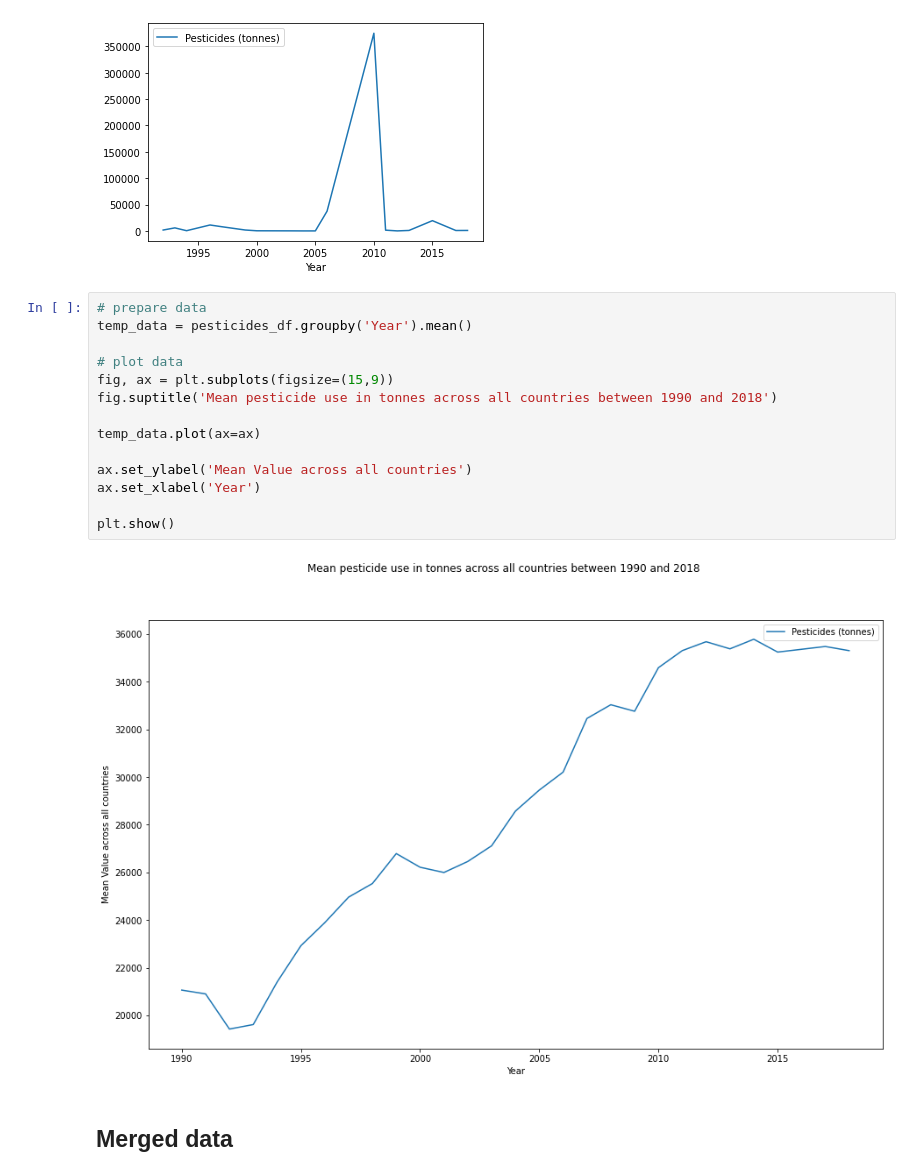
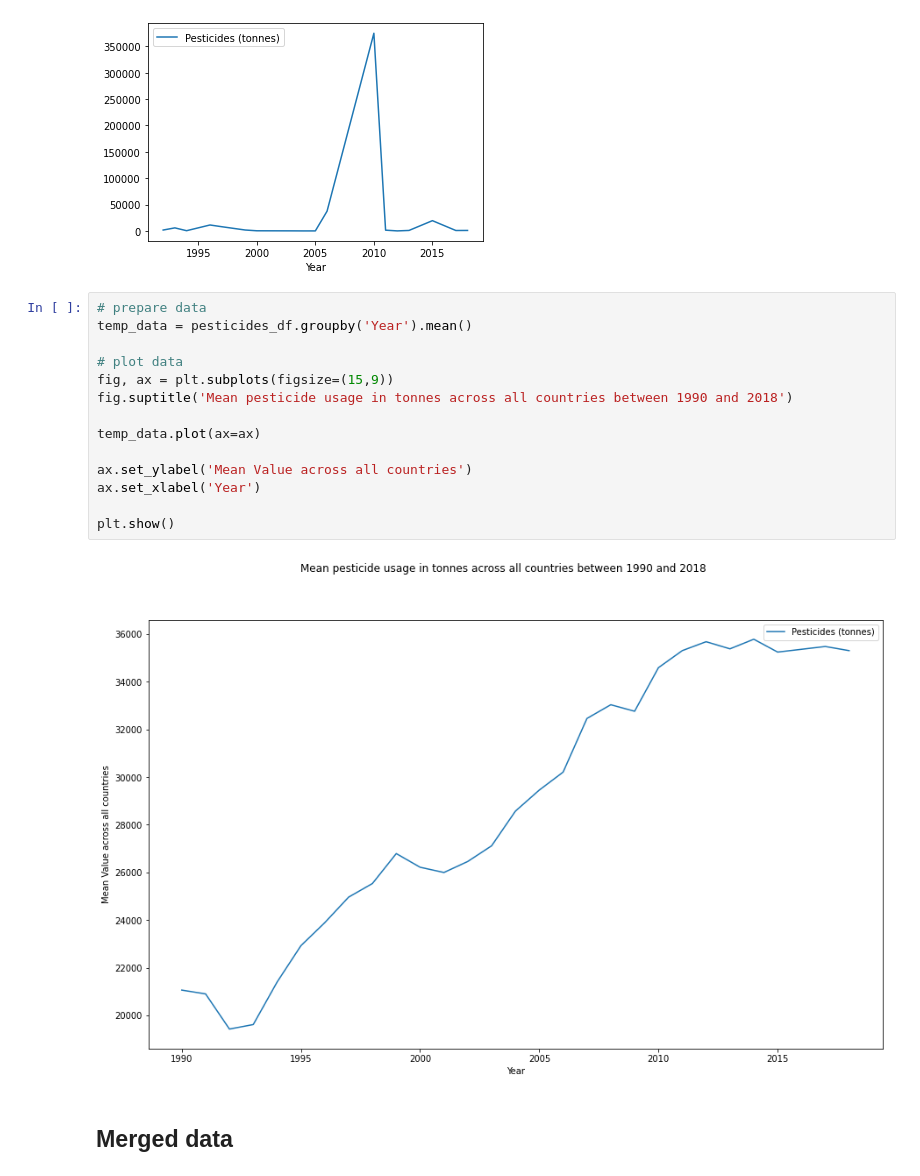
Before and after one commit to Drinkler/Yield-Prediction, a Jupyter notebook: Yield_Prediction.ipynb, the cells around one changed output. Saved outputs shown, nothing was run; the diff lists cells and outputs as text.

```diff
--- a/Yield_Prediction.ipynb
+++ b/Yield_Prediction.ipynb
@@ -550,19 +542,19 @@ plt.show()
 # %%
 # prepare data
 temp_data = pesticides_df.groupby('Year').mean()
 
 # plot data
 fig, ax = plt.subplots(figsize=(15,9))
-fig.suptitle('Mean pesticide use in tonnes across all countries between 1990 and 2018')
+fig.suptitle('Mean pesticide usage in tonnes across all countries between 1990 and 2018')
 
 temp_data.plot(ax=ax)
 
 ax.set_ylabel('Mean Value across all countries')
 ax.set_xlabel('Year')
 
 plt.show()
 # %% [output]
-[figure, old version]
+[figure, new version]
 # %% [markdown]
 ## Merged data
 # %%
```
Also changed, not shown: parts of 31 cells of this notebook.
